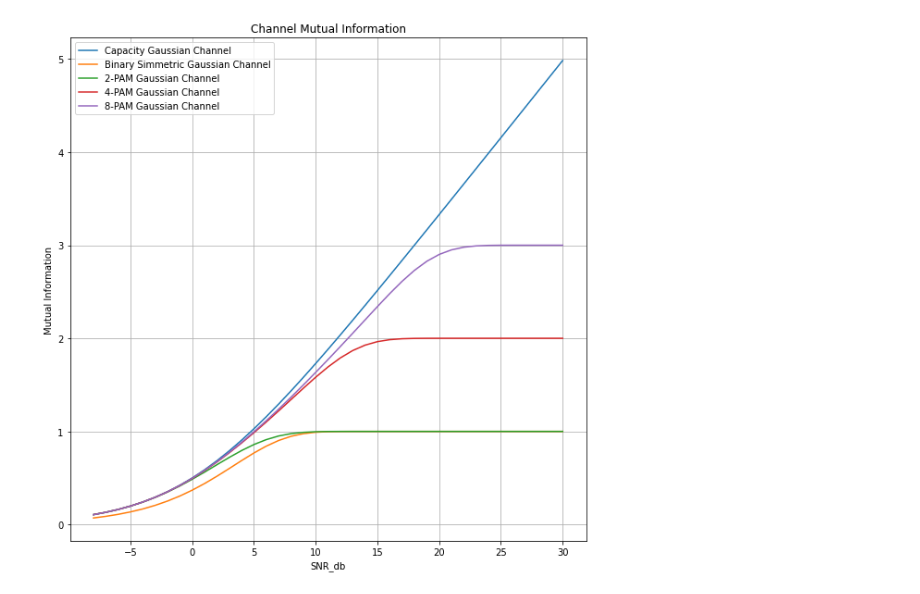
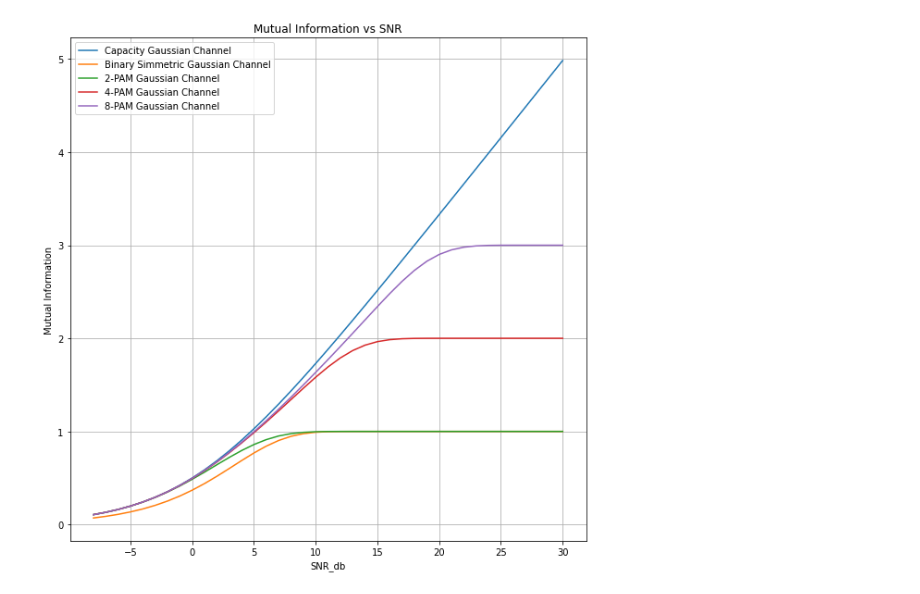
Before and after one commit to wsilveira-splunk/channel_capacity, a Jupyter notebook: channel_capacity.ipynb, the cells around one changed output. Saved outputs shown, nothing was run; the diff lists cells and outputs as text; code cells hidden in the pictures.

Commit message:
Updated chart title

```diff
--- a/channel_capacity.ipynb
+++ b/channel_capacity.ipynb
@@ -62,15 +62,15 @@ C_8pam = mutual_info_mpam(m)
 # %%
 plt.figure(figsize=(10,10))
 plt.plot(snr_db, C_gaussian_ch, label='Capacity Gaussian Channel')
 plt.plot(snr_db, C_bsc, label='Binary Simmetric Gaussian Channel')
 plt.plot(snr_db, C_2pam, label='2-PAM Gaussian Channel')
 plt.plot(snr_db, C_4pam, label='4-PAM Gaussian Channel')
 plt.plot(snr_db, C_8pam, label='8-PAM Gaussian Channel')
-plt.title('Channel Mutual Information')
+plt.title('Mutual Information vs SNR')
 plt.xlabel('SNR_db')
 plt.ylabel('Mutual Information')
 plt.legend()
 plt.grid(True)
 plt.show()
 # %% [output]
-[figure, old version]
+[figure, new version]
```
